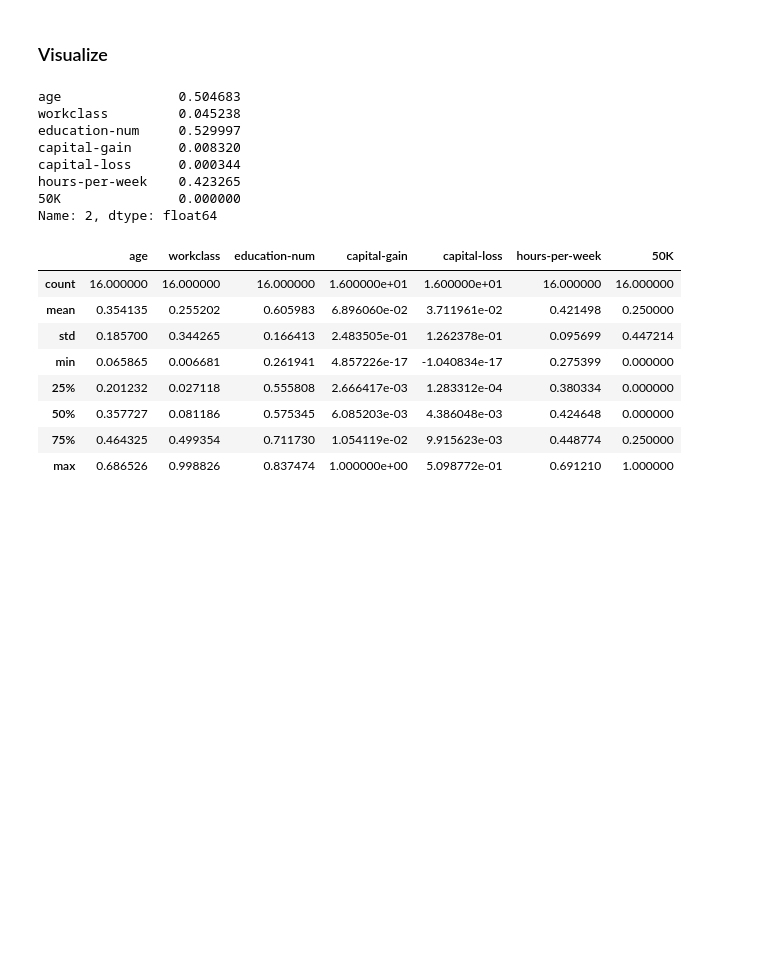
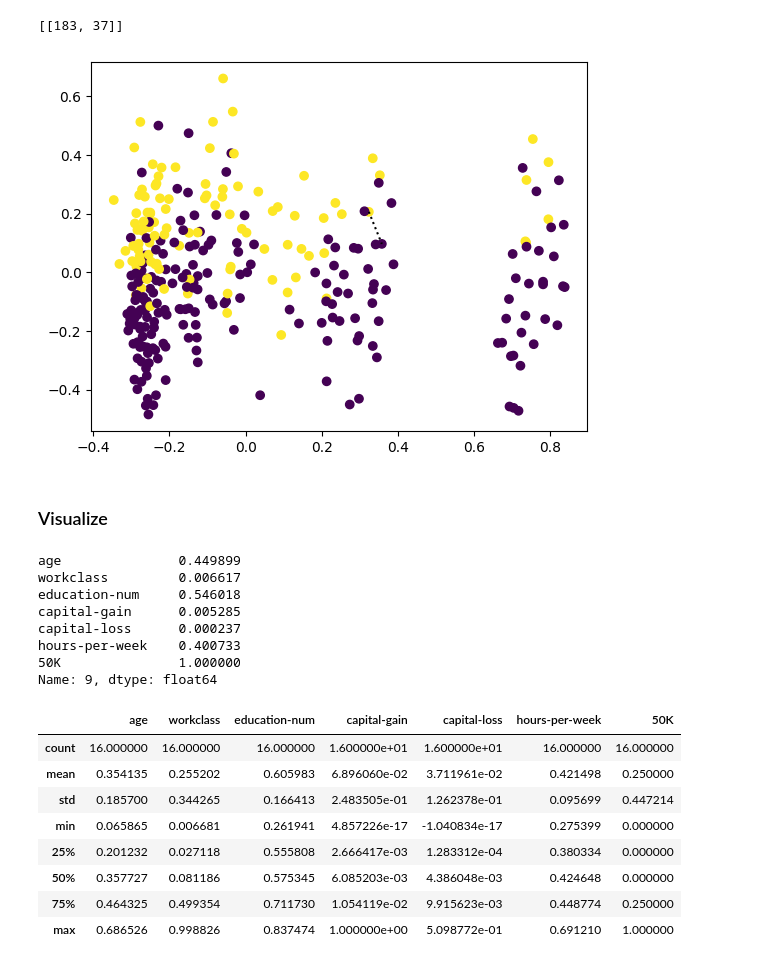
Before and after one commit to cwl02716/pareto-optimal-recourse, a Jupyter notebook: src/test.ipynb, the cells around one changed output. Saved outputs shown, nothing was run; the diff lists cells and outputs as text; code cells hidden in the pictures; blank space fills up the shorter version.

Commit message:
Breaking changes! refactor: main to helper feat: visualize path

```diff
--- a/src/test.ipynb
+++ b/src/test.ipynb
@@ -7,5 +1,12 @@ df, df_small, source = preprocess(32, size)
+# %%
+from helper import load_dataframe, transfrom_dataframe
+
+index = 50
+size = 300
+
+df = load_dataframe()
+scalar, df_new, source = transfrom_dataframe(df, 0, size, seed=42)
 # %%
 from algo import backtracking, recourse
 # %%
-graph, ts, dists = recourse(df_small, 3, source, limit=100)
-dists
+graph, terminates, dists = recourse(df_new, 3, source, limit=10)
@@ -30,2 +13,2 @@ dists
 # %%
-path = backtracking(graph, dists, source, size)
+paths = backtracking(graph, dists, source, size)
@@ -40,14 +39,44 @@ ts
+# %%
+paths
+# %% [output]
+[[183, 37]]
+# %%
+import matplotlib.pyplot as plt
+import pandas as pd
+from helper import YCOL, _fit_pca
+from sklearn.decomposition import PCA
+
+
+def show_path(df: pd.DataFrame, path: list[int], pca: PCA):
+    fig, ax = plt.subplots()
+    X = df.drop(columns=YCOL)
+    y = df[YCOL]
+    X_pca = pca.transform(X)
+    X_path = X_pca.iloc[path]
+    ax.plot("pca0", "pca1", "k:", data=X_path)
+    ax.scatter("pca0", "pca1", c=y, data=X_pca)
+    plt.show()
+
+
+X = df_new.drop(columns=YCOL)
+pca = _fit_pca(X)
+
+
+for path in paths:
+    show_path(df_new, path, pca)
+# %% [output]
+[figure, added]
 # %% [markdown]
 ### Visualize
 # %%
-df_small.iloc[source]
+df_new.iloc[source]
 # %% [output]
-age               0.504683
-workclass         0.045238
-education-num     0.529997
-capital-gain      0.008320
-capital-loss      0.000344
-hours-per-week    0.423265
-50K               0.000000
-Name: 2, dtype: float64
+age               0.449899
+workclass         0.006617
+education-num     0.546018
+capital-gain      0.005285
+capital-loss      0.000237
+hours-per-week    0.400733
+50K               1.000000
+Name: 9, dtype: float64
 # %%
```
Also changed, not shown: parts of 10 cells of this notebook, 5 other files.
